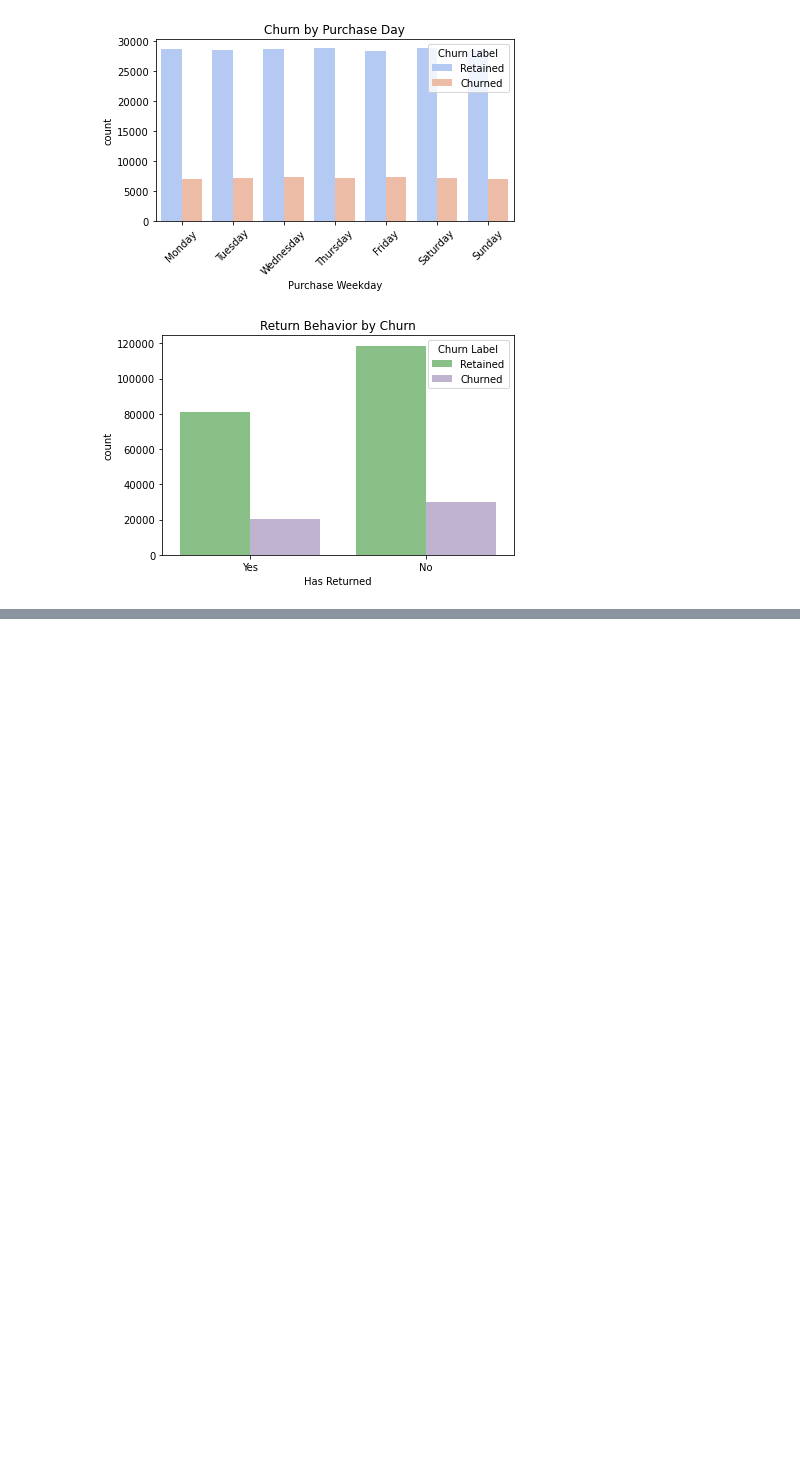
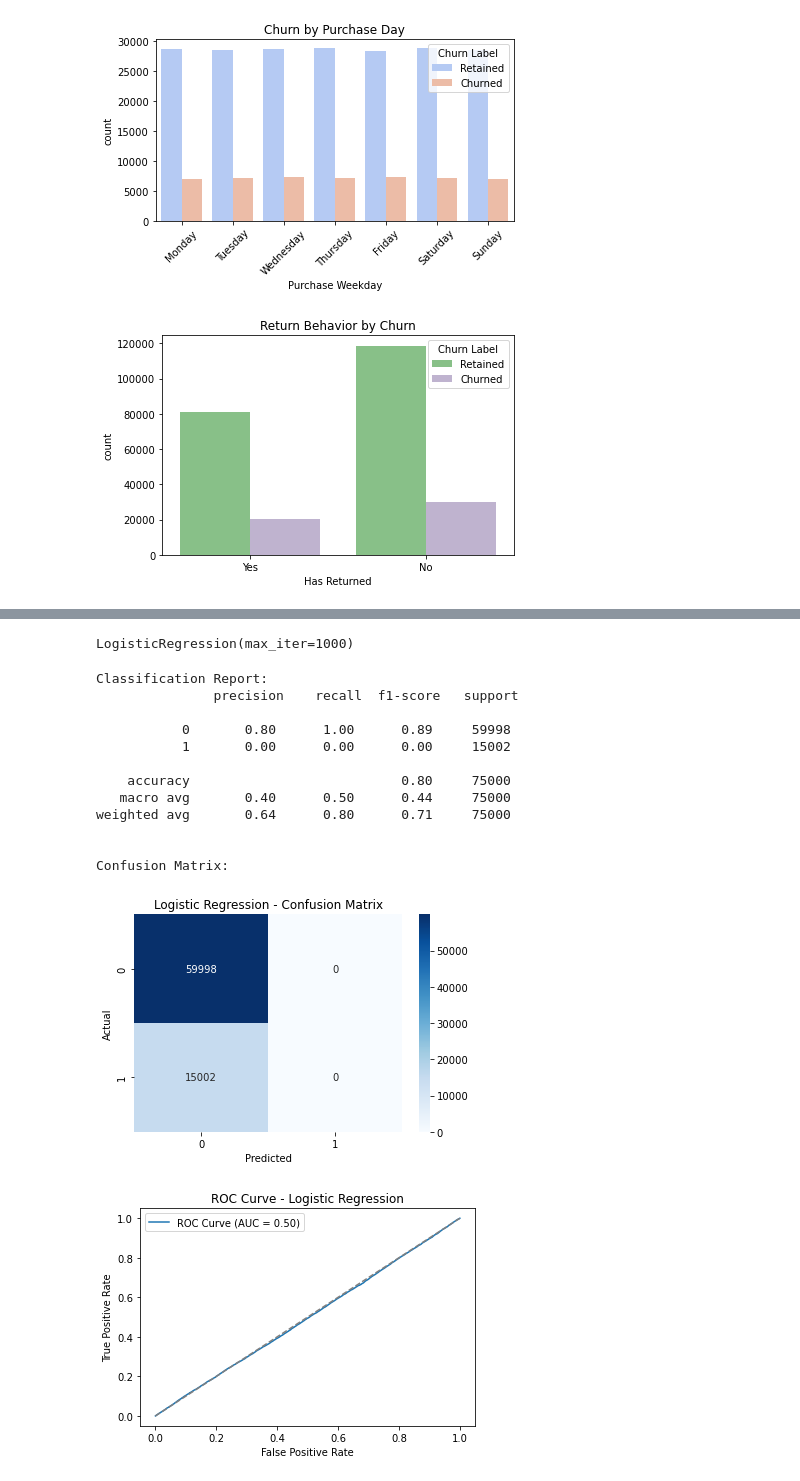
Before and after one commit to DaphineLucas/Ecommerce_Customer_Behavior_Analysis, a Jupyter notebook: Ecommerce_Customer_Behavior_Analysis.ipynb, the cells around one changed output, grey strips where cells are left out. Saved outputs shown, nothing was run; the diff lists cells and outputs as text; code cells hidden in the pictures; blank space fills up the shorter version.

```diff
--- a/Ecommerce_Customer_Behavior_Analysis.ipynb
+++ b/Ecommerce_Customer_Behavior_Analysis.ipynb
@@ -520,0 +556,3 @@ plt.show()
+# %%
+for col in X.columns:
+    print(f"\n{col} unique values:\n", X[col].unique()[:10])  # just first 10 to preview
@@ -520,0 +588,11 @@ plt.show()
+# %%
+from sklearn.preprocessing import LabelEncoder
+
+# Encode any remaining object columns
+for col in X.columns:
+    if X[col].dtype == 'object':
+        le = LabelEncoder()
+        X[col] = le.fit_transform(X[col])
+# %%
+# Splitting
+X_train, X_test, y_train, y_test = train_test_split(X, y, test_size=0.3, random_state=42)
@@ -520,0 +622,56 @@ plt.show()
+# %%
+from sklearn.linear_model import LogisticRegression
+
+logreg = LogisticRegression(max_iter=1000)
+logreg.fit(X_train, y_train)
+# %% [output]
+LogisticRegression(max_iter=1000)
+# %%
+from sklearn.linear_model import LogisticRegression
+from sklearn.metrics import classification_report, confusion_matrix, roc_auc_score, roc_curve
+import seaborn as sns
+
+# Initialize and train model
+logreg = LogisticRegression(max_iter=1000)
+logreg.fit(X_train, y_train)
+
+# Predict
+y_pred = logreg.predict(X_test)
+y_proba = logreg.predict_proba(X_test)[:, 1]
+
+# Evaluation metrics
+print("Classification Report:\n", classification_report(y_test, y_pred))
+print("\nConfusion Matrix:")
+sns.heatmap(confusion_matrix(y_test, y_pred), annot=True, fmt='d', cmap='Blues')
+plt.title("Logistic Regression - Confusion Matrix")
+plt.xlabel("Predicted")
+plt.ylabel("Actual")
+plt.show()
+
+# ROC-AUC
+roc_score = roc_auc_score(y_test, y_proba)
+fpr, tpr, thresholds = roc_curve(y_test, y_proba)
+
+plt.figure(figsize=(6,4))
+plt.plot(fpr, tpr, label=f"ROC Curve (AUC = {roc_score:.2f})")
+plt.plot([0,1], [0,1], linestyle='--', color='gray')
+plt.xlabel("False Positive Rate")
+plt.ylabel("True Positive Rate")
+plt.title("ROC Curve - Logistic Regression")
+plt.legend()
+plt.show()
+# %% [output]
+Classification Report:
+               precision    recall  f1-score   support
+
+           0       0.80      1.00      0.89     59998
+           1       0.00      0.00      0.00     15002
+
+    accuracy                           0.80     75000
+   macro avg       0.40      0.50      0.44     75000
+weighted avg       0.64      0.80      0.71     75000
+
+
+Confusion Matrix:
+[figure, added]
+[figure, added]
```
Also changed, not shown: parts of 12 cells of this notebook.
